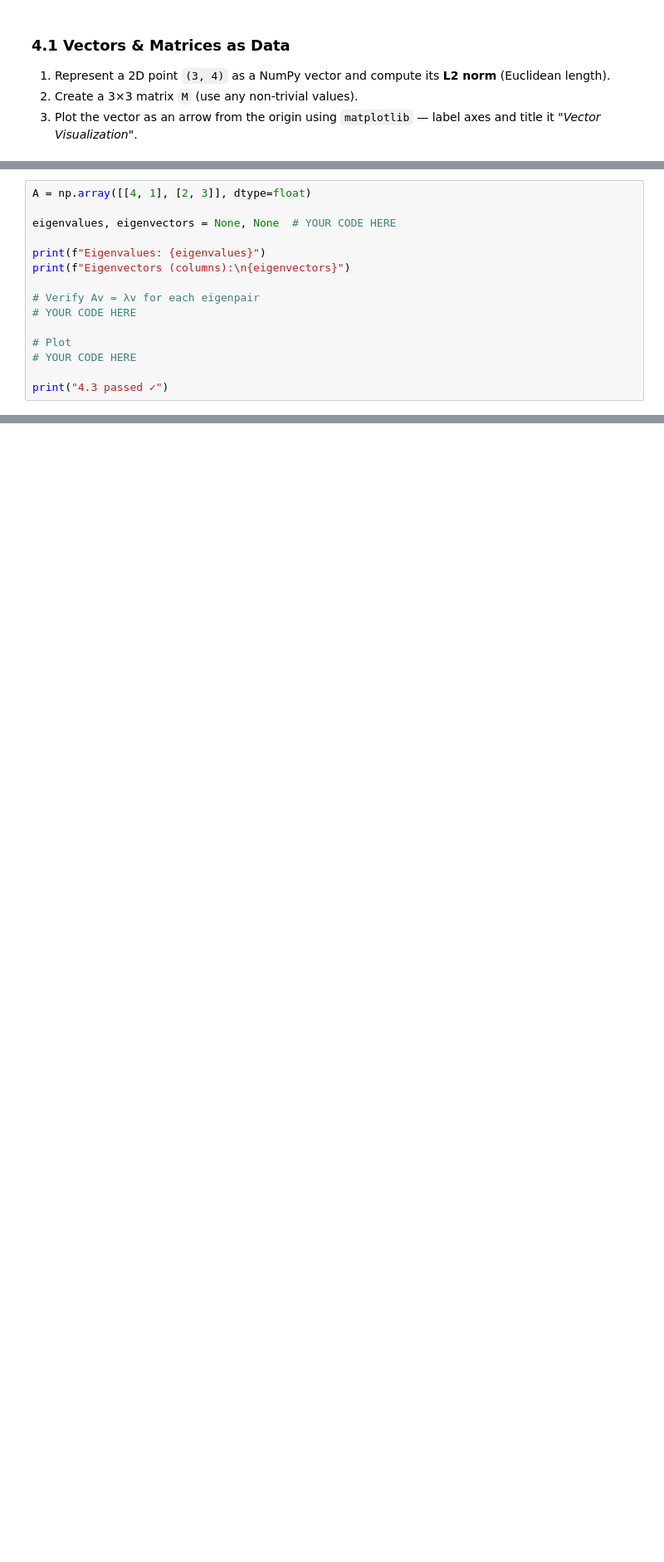
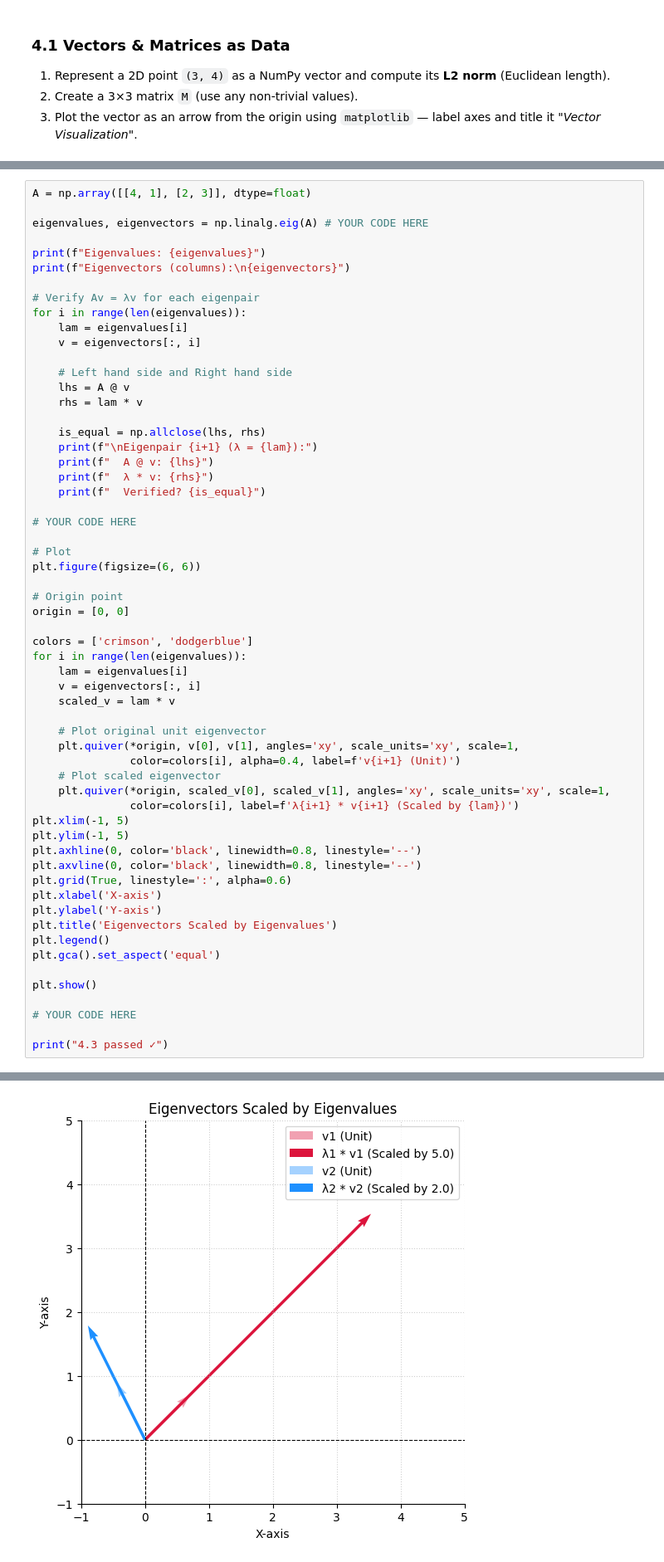
Before and after one commit to GagandeepSingh20/Celebal-Excellence-Internship, a Jupyter notebook: week1_Gagandeep.ipynb, the cells around one changed output, grey strips where cells are left out. Shown at 83% size. Cells and saved outputs as stored; diff of their text form; blank space fills up the shorter version.

```diff
--- a/week1_Gagandeep.ipynb
+++ b/week1_Gagandeep.ipynb
@@ -365,15 +471,60 @@ A = [[4, 1],
 # %%
 A = np.array([[4, 1], [2, 3]], dtype=float)
 
-eigenvalues, eigenvectors = None, None  # YOUR CODE HERE
+eigenvalues, eigenvectors = np.linalg.eig(A) # YOUR CODE HERE
 
 print(f"Eigenvalues: {eigenvalues}")
 print(f"Eigenvectors (columns):\n{eigenvectors}")
 
 # Verify Av = λv for each eigenpair
+for i in range(len(eigenvalues)):
+    lam = eigenvalues[i]
+    v = eigenvectors[:, i]
+
+    # Left hand side and Right hand side
+    lhs = A @ v
+    rhs = lam * v
+
+    is_equal = np.allclose(lhs, rhs)
+    print(f"\nEigenpair {i+1} (λ = {lam}):")
+    print(f"  A @ v: {lhs}")
+    print(f"  λ * v: {rhs}")
+    print(f"  Verified? {is_equal}")
+
 # YOUR CODE HERE
 
 # Plot
+plt.figure(figsize=(6, 6))
+
+# Origin point
+origin = [0, 0]
+
+colors = ['crimson', 'dodgerblue']
+for i in range(len(eigenvalues)):
+    lam = eigenvalues[i]
+    v = eigenvectors[:, i]
+    scaled_v = lam * v
+
+    # Plot original unit eigenvector
+    plt.quiver(*origin, v[0], v[1], angles='xy', scale_units='xy', scale=1,
+               color=colors[i], alpha=0.4, label=f'v{i+1} (Unit)')
+    # Plot scaled eigenvector
+    plt.quiver(*origin, scaled_v[0], scaled_v[1], angles='xy', scale_units='xy', scale=1,
+               color=colors[i], label=f'λ{i+1} * v{i+1} (Scaled by {lam})')
+plt.xlim(-1, 5)
+plt.ylim(-1, 5)
+plt.axhline(0, color='black', linewidth=0.8, linestyle='--')
+plt.axvline(0, color='black', linewidth=0.8, linestyle='--')
+plt.grid(True, linestyle=':', alpha=0.6)
+plt.xlabel('X-axis')
+plt.ylabel('Y-axis')
+plt.title('Eigenvectors Scaled by Eigenvalues')
+plt.legend()
+plt.gca().set_aspect('equal')
+
+plt.show()
+
 # YOUR CODE HERE
 
 print("4.3 passed ✓")
+# %% [output]
@@ -379,0 +545 @@ print("4.3 passed ✓")
+[figure, added]
```
Also changed, not shown: parts of 16 cells of this notebook.
